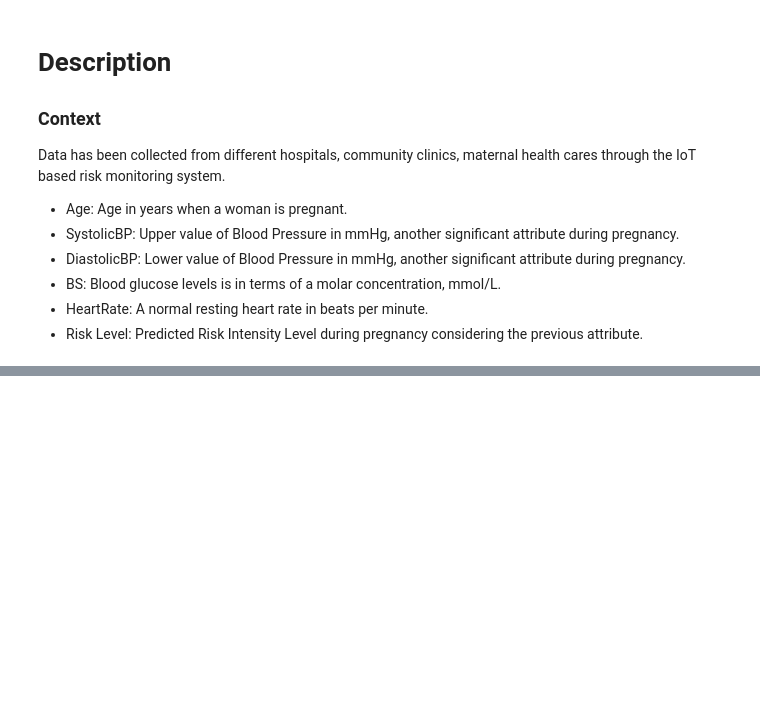
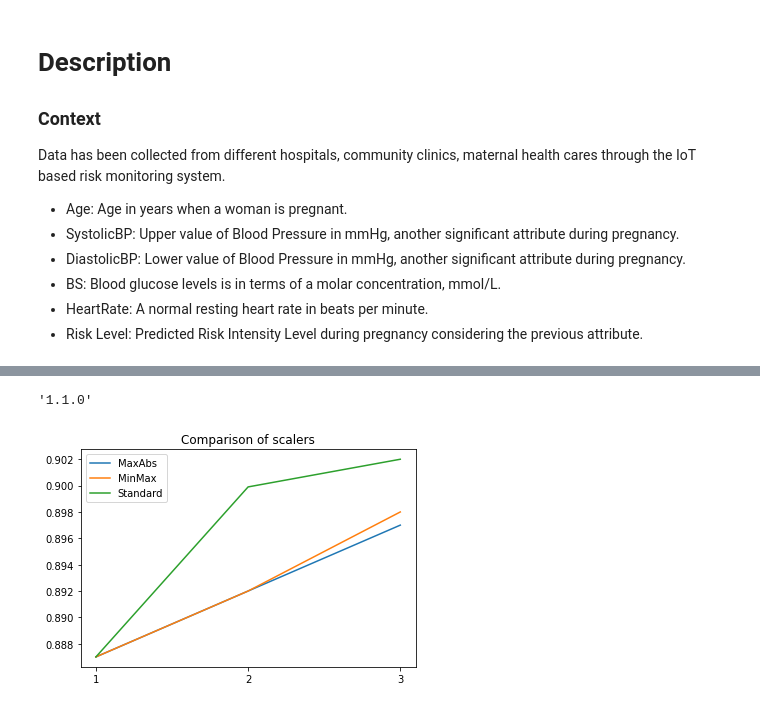
Before and after one commit to illNO/cascade_model, a Jupyter notebook: cascading.ipynb, the cells around one changed output, grey strips where cells are left out. Cells and saved outputs as stored; diff of their text form; code cells hidden in the pictures; blank space fills up the shorter version.

```diff
--- a/cascading.ipynb
+++ b/cascading.ipynb
@@ -13,3 +17,7 @@ Data has been collected from different hospitals, community clinics, maternal he
+# %%
+sklearn.__version__
+# %% [output]
+'1.1.0'
 # %%
 import warnings
 warnings.filterwarnings("ignore")
@@ -41,0 +54,24 @@ from sklearn.preprocessing import StandardScaler
+# %%
+from matplotlib.ticker import FormatStrFormatter
+
+maxabs = [0.887, 0.892, 0.897]
+minmax = [0.887, 0.892, 0.898]
+standard = [0.887, 0.8999, 0.902]
+label = [1, 2, 3]
+
+
+# fig, ax = plt.subplots()
+
+# ax.plot(x, y)
+
+# ax.set_xticklabels(x.astype(int))
+
+plt.plot(label, maxabs, label='MaxAbs')
+plt.plot(label, minmax, label='MinMax')
+plt.plot(label, standard, label='Standard')
+plt.xticks(label, rotation='horizontal')
+plt.title('Comparison of scalers')
+plt.legend()
+plt.show()
+# %% [output]
+[figure, added]
```
Also changed, not shown: parts of 59 cells of this notebook, 2 other files.
